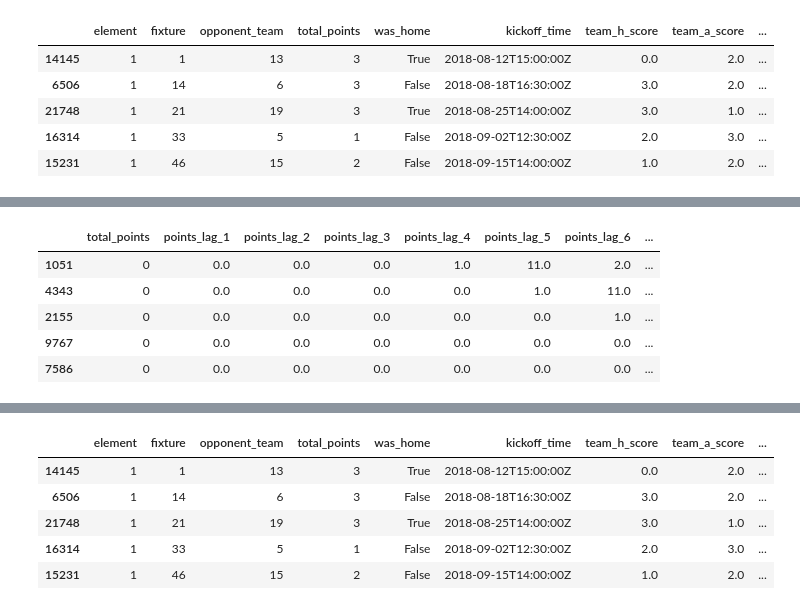
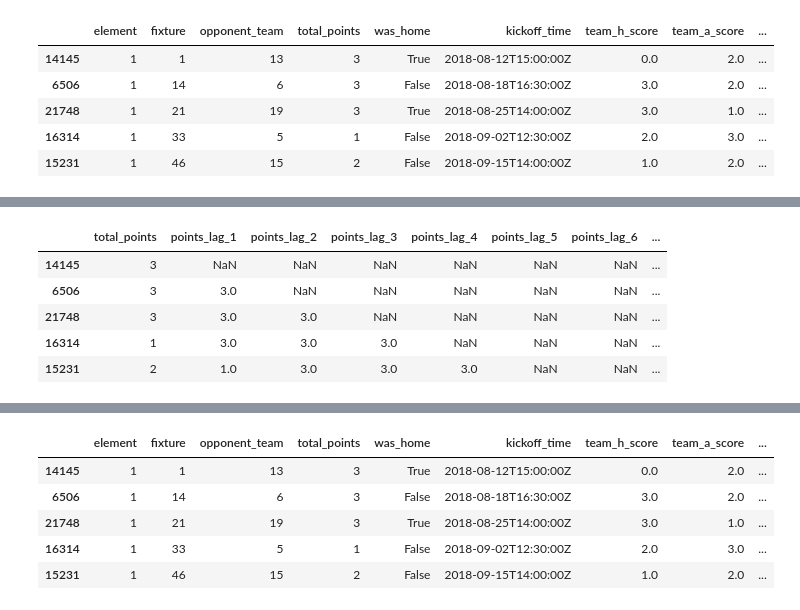
Before and after one commit to robert-shepherd/fpl, a Jupyter notebook: Project_2_exploratory_analysis_and_feature_engineering.ipynb, the cells around one changed output, grey strips where cells are left out. Saved outputs shown, nothing was run; the diff lists cells and outputs as text; code cells hidden in the pictures.

```diff
--- a/Project_2_exploratory_analysis_and_feature_engineering.ipynb
+++ b/Project_2_exploratory_analysis_and_feature_engineering.ipynb
@@ -450,7 +460,7 @@ df['transfers_out_ratio'] = df['transfers_out'] / df['selected']
 ## Creating rolling and lag variables
 # %%
 # Sorting data before creating lag features
-df_sorted = df.sort_values(by=['season','element','round','fixture'],ascending=True)
+df_sorted = df.sort_values(by=['season','element','round','fixture'],ascending=True).copy()
 df_sorted.head()
 # %% [output]
 |  | element | fixture | opponent_team | total_points | was_home | kickoff_time | team_h_score | team_a_score | ... |
@@ -459,18 +469,3 @@ df_sorted.head()
 | 21748 | 1 | 21 | 19 | 3 | True | 2018-08-25T14:00:00Z | 3.0 | 1.0 | ... |
 | 16314 | 1 | 33 | 5 | 1 | False | 2018-09-02T12:30:00Z | 2.0 | 3.0 | ... |
 | 15231 | 1 | 46 | 15 | 2 | False | 2018-09-15T14:00:00Z | 1.0 | 2.0 | ... |
-# %%
-# Appending points lag features for testing
-
-df_sorted['points_lag_1'] = df_sorted.groupby(['season','element'])['total_points'].shift(1)
-df_sorted['points_lag_2'] = df_sorted.groupby(['season','element'])['total_points'].shift(2)
-df_sorted['points_lag_3'] = df_sorted.groupby(['season','element'])['total_points'].shift(3)
-df_sorted['points_lag_4'] = df_sorted.groupby(['season','element'])['total_points'].shift(4)
-df_sorted['points_lag_5'] = df_sorted.groupby(['season','element'])['total_points'].shift(5)
-df_sorted['points_lag_6'] = df_sorted.groupby(['season','element'])['total_points'].shift(6)
-df_sorted['points_lag_7'] = df_sorted.groupby(['season','element'])['total_points'].shift(7)
-df_sorted['points_lag_8'] = df_sorted.groupby(['season','element'])['total_points'].shift(8)
-df_sorted['points_lag_9'] = df_sorted.groupby(['season','element'])['total_points'].shift(9)
-df_sorted['points_lag_10'] = df_sorted.groupby(['season','element'])['total_points'].shift(10)
-
-df_sorted.head()
@@ -483,0 +472,13 @@ df_sorted.head()
+# %%
+# Appending points lag features for testing
+selected_columns = ['total_points']
+
+for i in range(30):
+  num = i+1
+  lag_var = 'points_lag_' + str(num)
+
+  df_sorted[lag_var] = df_sorted.groupby(['season','element'])['total_points'].shift(num)
+
+  selected_columns.append(lag_var)
+
+df_sorted.head()
@@ -484,16 +492,12 @@ df_sorted.head()
 # %%
-# Selecting only lag variables and removing NA
-df_points = df_sorted[df_sorted.points_lag_10.notna()].copy()
-
-df_points = df_points[['total_points','points_lag_1','points_lag_2'
-,'points_lag_3','points_lag_4','points_lag_5','points_lag_6'
-,'points_lag_7','points_lag_8','points_lag_9','points_lag_10']]
+# Selecting only lag variables
+df_points = df_sorted[selected_columns].copy()
 
 df_points.head(5)
 # %% [output]
 |  | total_points | points_lag_1 | points_lag_2 | points_lag_3 | points_lag_4 | points_lag_5 | points_lag_6 | ... |
-| 1051 | 0 | 0.0 | 0.0 | 0.0 | 1.0 | 11.0 | 2.0 | ... |
-| 4343 | 0 | 0.0 | 0.0 | 0.0 | 0.0 | 1.0 | 11.0 | ... |
-| 2155 | 0 | 0.0 | 0.0 | 0.0 | 0.0 | 0.0 | 1.0 | ... |
-| 9767 | 0 | 0.0 | 0.0 | 0.0 | 0.0 | 0.0 | 0.0 | ... |
-| 7586 | 0 | 0.0 | 0.0 | 0.0 | 0.0 | 0.0 | 0.0 | ... |
+| 14145 | 3 | NaN | NaN | NaN | NaN | NaN | NaN | ... |
+| 6506 | 3 | 3.0 | NaN | NaN | NaN | NaN | NaN | ... |
+| 21748 | 3 | 3.0 | 3.0 | NaN | NaN | NaN | NaN | ... |
+| 16314 | 1 | 3.0 | 3.0 | 3.0 | NaN | NaN | NaN | ... |
+| 15231 | 2 | 1.0 | 3.0 | 3.0 | 3.0 | NaN | NaN | ... |
```
Also changed, not shown: parts of 22 cells of this notebook.
